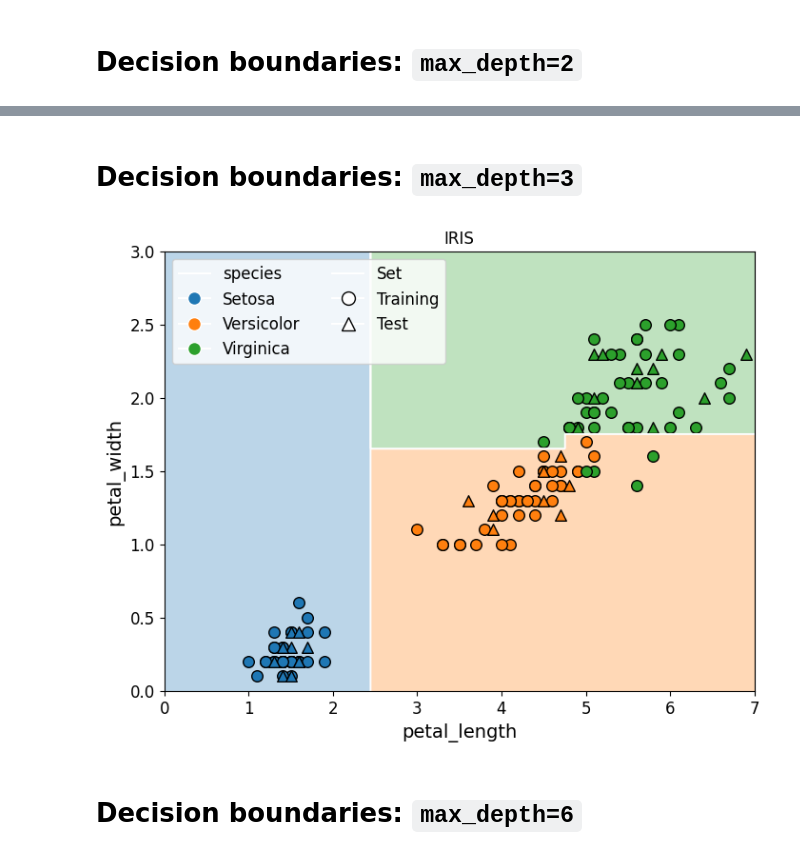
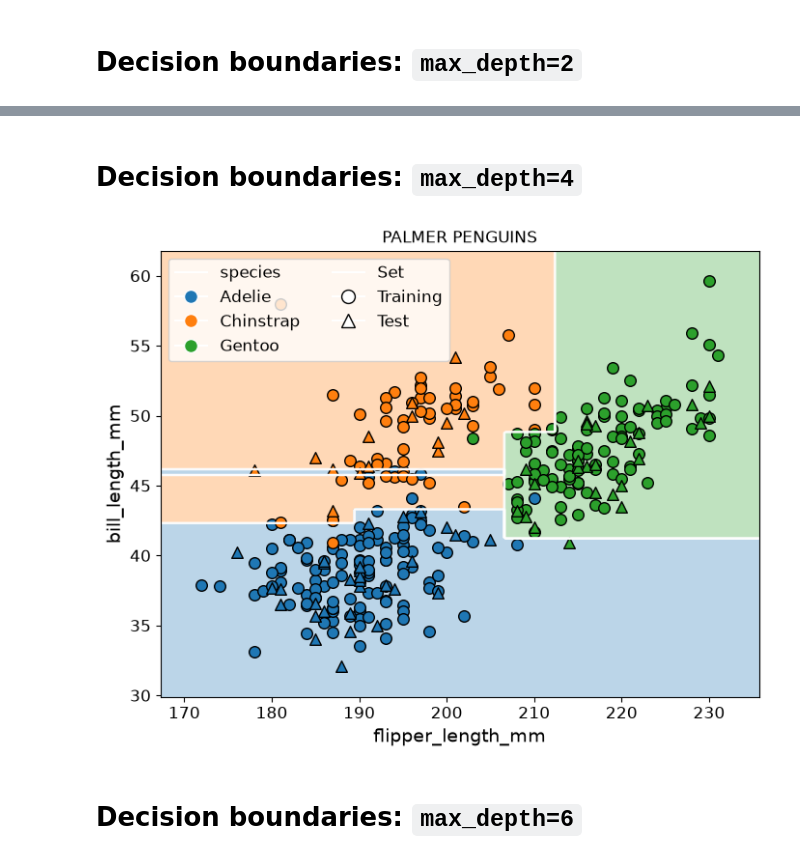
Before and after one commit to w4bo/AA2627-unibo-mldm, a Jupyter notebook: slides/lab-10-modeling.ipynb, the cells around one changed output, grey strips where cells are left out. Drawn from its saved outputs; the diff is of its cells as text; code cells hidden in the pictures.

```diff
--- a/slides/lab-10-modeling.ipynb
+++ b/slides/lab-10-modeling.ipynb
@@ -77,2 +64,27 @@ X_train, X_test, y_train, y_test = train_test_split(
 # %% [markdown]
 # Let's train some machine learning models
+# %%
+penguins = pd.read_csv(find_dataset("penguins.csv"))
+
+feature_names = ["bill_length_mm", "bill_depth_mm", "flipper_length_mm", "body_mass_g"]
+target_categories = ["Adelie", "Chinstrap", "Gentoo"]
+
+df = penguins.dropna(subset=feature_names + ["species"]).copy()
+df["species"] = pd.Categorical(df["species"], categories=target_categories, ordered=True)
+df["species_code"] = df["species"].cat.codes
+
+target_names = target_categories
+X = df[feature_names]
+y = df["species_code"]
+seed = 42
+test_size = 0.2
+cv = StratifiedKFold(n_splits=5, shuffle=True, random_state=seed)
+X_train, X_test, y_train, y_test = train_test_split(
+    X,
+    y,
+    test_size=test_size,
+    random_state=seed,
+    stratify=y,
+)
+
+df.head()
@@ -126,16 +165,14 @@ feature_importance_df  # Display the feature importance
 # %%
 #| echo: false
 
-# Map target labels to class names
-class_names = {0: 'Setosa', 1: 'Versicolor', 2: 'Virginica'}
-target_names = [class_names[i] for i in range(len(class_names))]
+# Get the two features with the highest importance
 
-# Get the two features with the highest importance
 def plot(df, model, features):
   # Create a scatter plot
   plt.figure(figsize=(3.5, 2.5))
-  for x in df["species"].unique():
-      plt.scatter(df[df["species"] == x][features[0]], df[df["species"] == x][features[1]], edgecolors='k')
+  for species in target_names:
+      species_df = df[df["species"] == species]
+      plt.scatter(species_df[features[0]], species_df[features[1]], label=species, edgecolors="k")
   plt.xlabel(features[0])
   plt.ylabel(features[1])
   plt.tight_layout()
@@ -277,9 +307,9 @@ tree = plot_boundary(DecisionTreeClassifier(max_depth=2, random_state=1), "decis
 # %% [markdown]
-# Decision boundaries: `max_depth=3`
+# Decision boundaries: `max_depth=4`
 # %%
-tree = plot_boundary(DecisionTreeClassifier(max_depth=3, random_state=seed), "decisiontree_cplot")
+tree = plot_boundary(DecisionTreeClassifier(max_depth=4, random_state=seed), "decisiontree_cplot")
 # %% [output]
-[figure, old version]
+[figure, new version]
 # %% [markdown]
 # Decision boundaries: `max_depth=6`
 # %%
```
Also changed, not shown: parts of 53 cells of this notebook, 6 other files.
